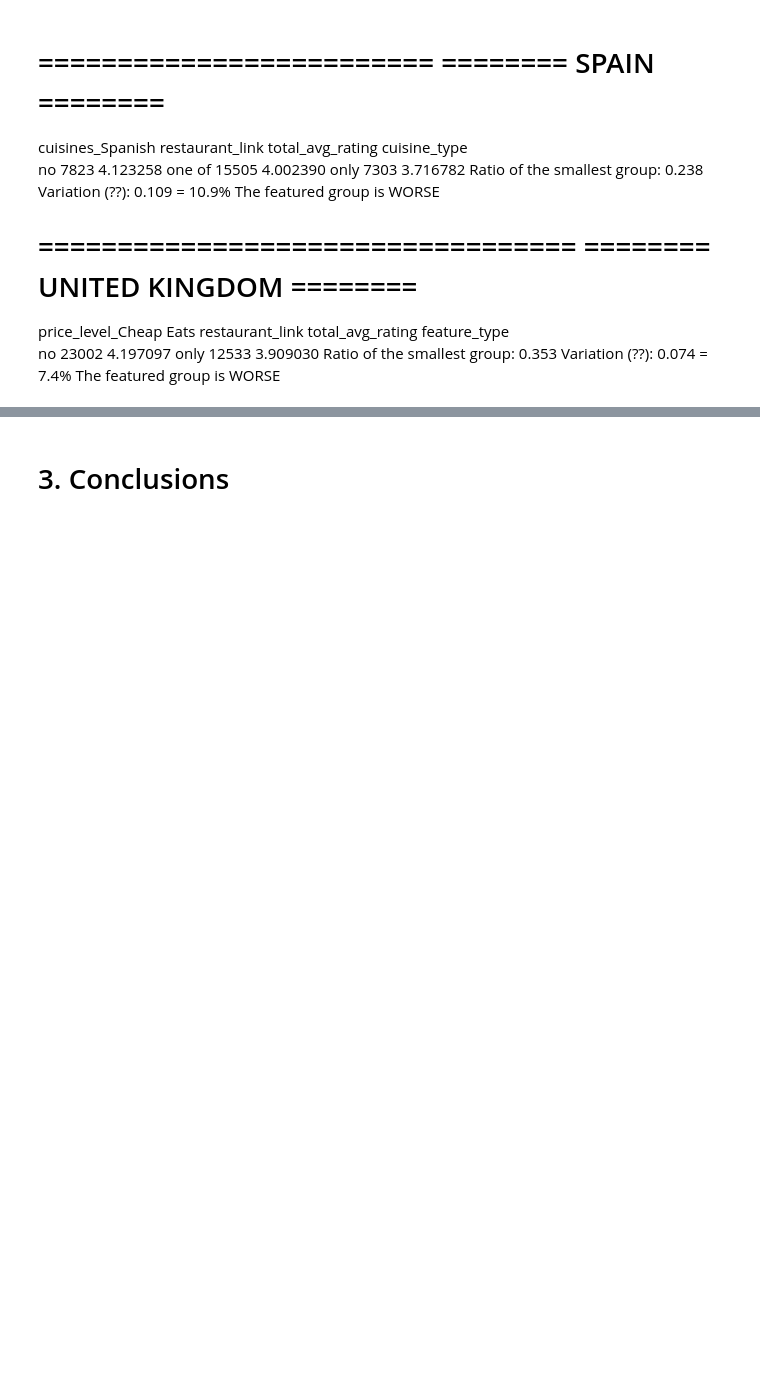
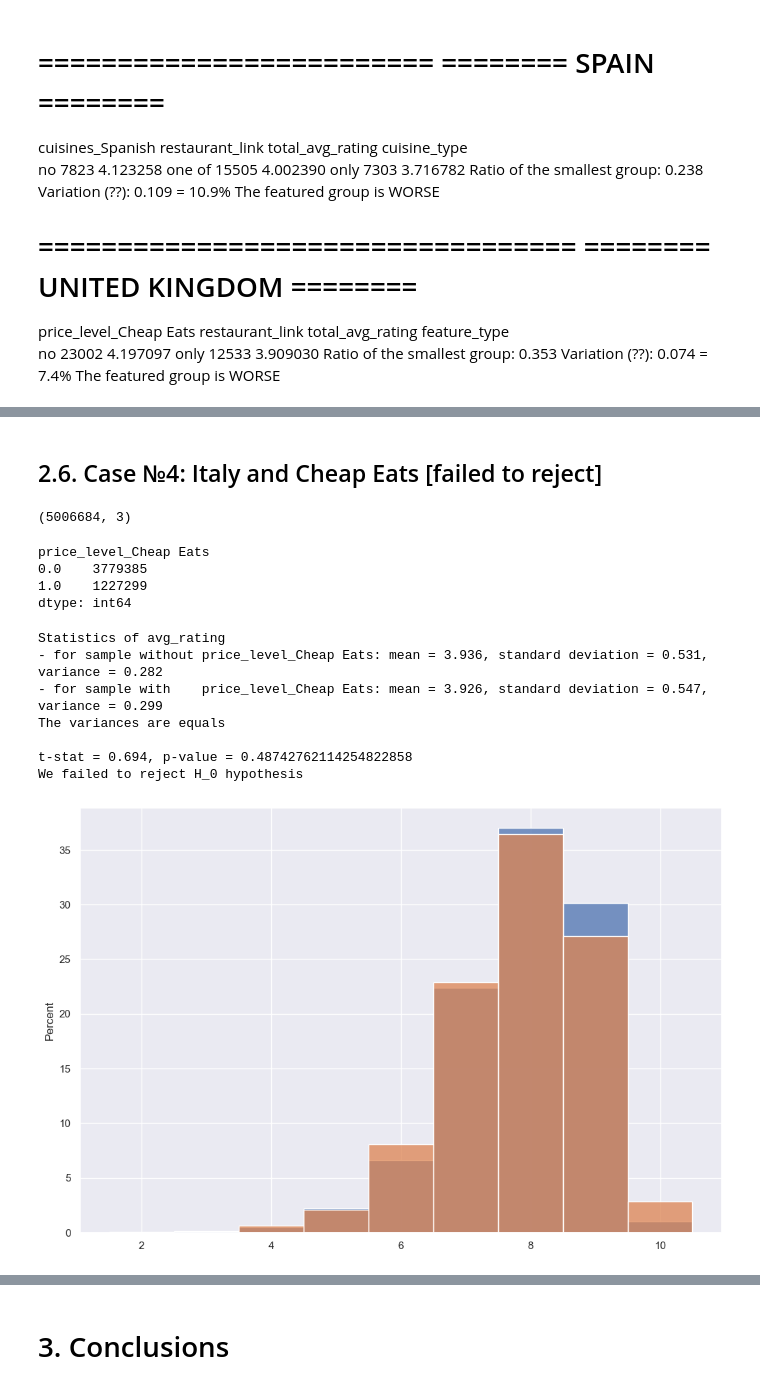
Before and after one commit to am-tropin/restaurant-europe, a Jupyter notebook: drafts/restaurant_hypothesis_testing.ipynb, the cells around one changed output, grey strips where cells are left out. Saved outputs shown, nothing was run; the diff lists cells and outputs as text; code cells hidden in the pictures; blank space fills up the shorter version.

```diff
--- a/drafts/restaurant_hypothesis_testing.ipynb
+++ b/drafts/restaurant_hypothesis_testing.ipynb
@@ -1257,0 +1236,35 @@ So, "Spain" hypothesis is **right-tailed** (?)
+# %% [markdown]
+<a id="italy1"></a>
+
+## 2.6. Case №4: Italy and Cheap Eats [failed to reject]
+# %%
+italy_df = base_rest_df2[base_rest_df2['country'] == 'Italy']
+italy_df = italy_df[italy_df['avg_rating'].notna()]
+# %%
+italy_df_long = duplicated_df(italy_df, 'total_reviews_count', ['avg_rating', 'price_level_Cheap Eats'])
+italy_df_long.shape
+# %% [output]
+(5006684, 3)
+# %%
+italy_df_long.groupby('price_level_Cheap Eats').size()
+# %% [output]
+price_level_Cheap Eats
+0.0    3779385
+1.0    1227299
+dtype: int64
+# %%
+t_stat, p_value = ttest_by_feature(
+    italy_df_long,
+    'avg_rating',
+    'price_level_Cheap Eats',
+    3000
+)
+# %% [output]
+Statistics of avg_rating
+- for sample without price_level_Cheap Eats: mean = 3.936, standard deviation = 0.531, variance = 0.282
+- for sample with    price_level_Cheap Eats: mean = 3.926, standard deviation = 0.547, variance = 0.299
+The variances are equals
+
+t-stat = 0.694, p-value = 0.48742762114254822858
+We failed to reject H_0 hypothesis
+[figure, added]
```
Also changed, not shown: parts of 72 cells of this notebook.
